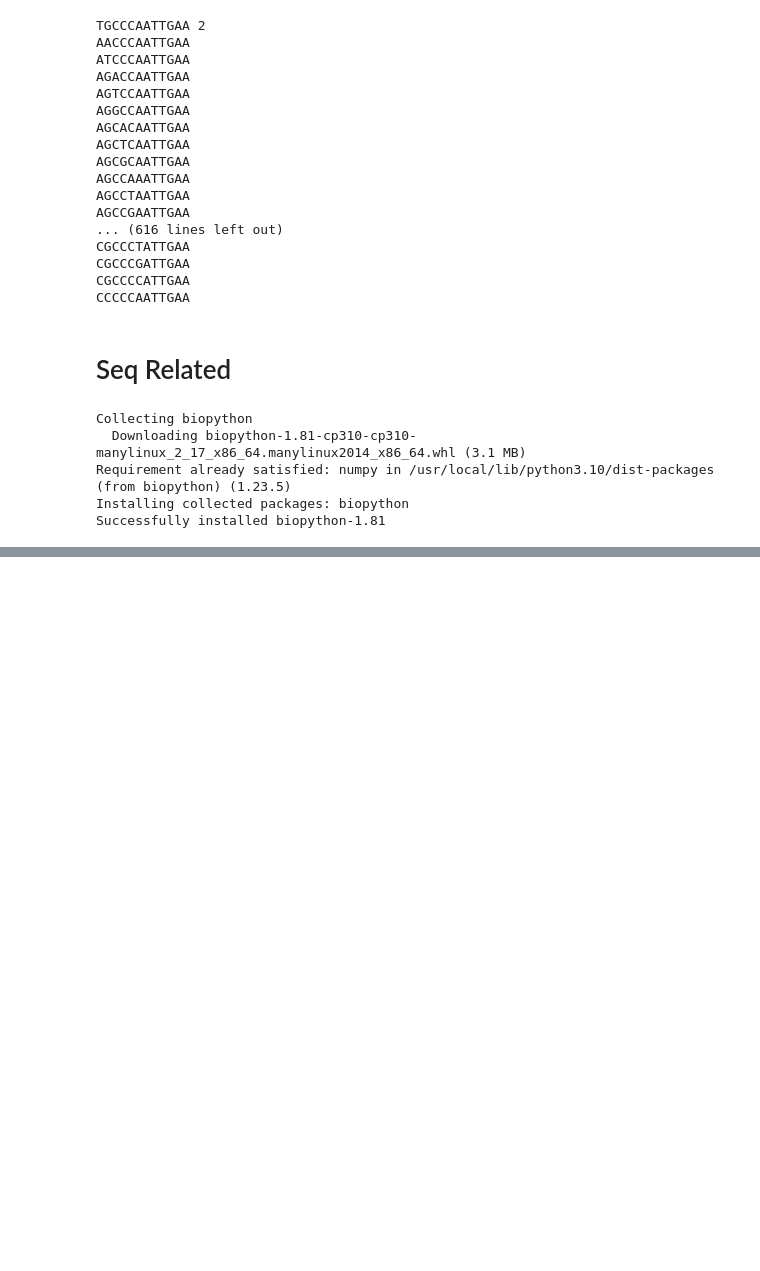
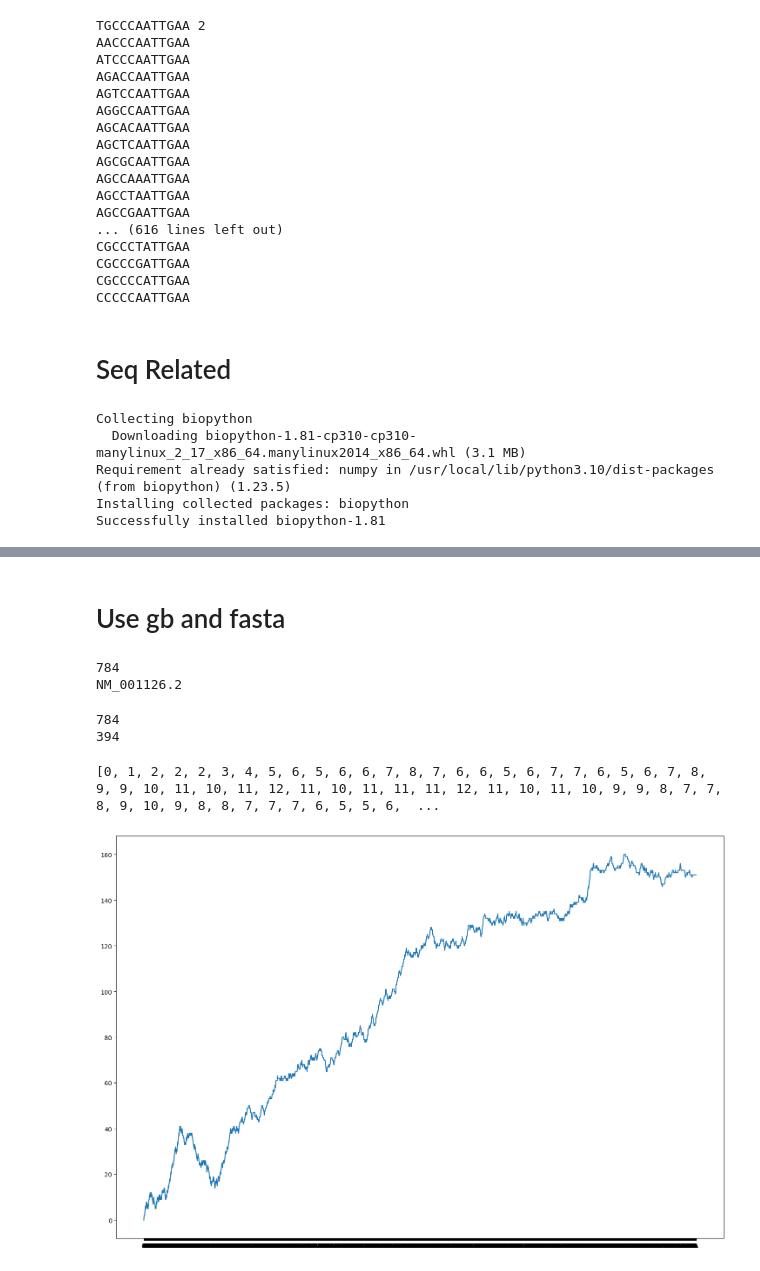
Before and after one commit to owishiboo/Algos, a Jupyter notebook: bio_c1.ipynb, the cells around one changed output, grey strips where cells are left out. Drawn from its saved outputs; the diff is of its cells as text; code cells hidden in the pictures; blank space fills up the shorter version.

Commit message:
added fasta and gb

```diff
--- a/bio_c1.ipynb
+++ b/bio_c1.ipynb
@@ -351,0 +352,2 @@ print(seq.count('A'),seq.count('AA'), seq.count_overlap("AA"), GC(seq), gc_fract
+# %% [markdown]
+# Use gb and fasta
@@ -351,0 +356,39 @@ print(seq.count('A'),seq.count('AA'), seq.count_overlap("AA"), GC(seq), gc_fract
+# %%
+file = SeqIO.read("TestSeq1.fasta","fasta")
+print(file.count("A"),file.id, sep="\n")
+# %% [output]
+784
+NM_001126.2
+# %%
+file = SeqIO.parse("MultiSeq.fasta", "fasta")
+for seq in file:
+  print(seq.count("A"))
+# %% [output]
+784
+394
+# %%
+file = SeqIO.read("TestSeq2.gb","gb")
+cnt = 0
+sum = []
+ind = []
+index = 0
+for i in file:
+
+  ind.append(index)
+  index = index+1
+  sum.append(cnt)
+  if(i=="C"):
+    cnt = cnt - 1
+  elif(i=="G"):
+    cnt = cnt + 1
+print(sum)
+# %% [output]
+[0, 1, 2, 2, 2, 3, 4, 5, 6, 5, 6, 6, 7, 8, 7, 6, 6, 5, 6, 7, 7, 6, 5, 6, 7, 8, 9, 9, 10, 11, 10, 11, 12, 11, 10, 11, 11, 11, 12, 11, 10, 11, 10, 9, 9, 8, 7, 7, 8, 9, 10, 9, 8, 8, 7, 7, 7, 6, 5, 5, 6,  ...
+# %%
+from matplotlib import pyplot as plt
+plt.figure(figsize=(18,12))
+plt.plot(ind, sum)
+plt.xticks(ind, file)
+plt.show()
+# %% [output]
+[figure, added]
```
Also changed, not shown: parts of 3 cells of this notebook.
